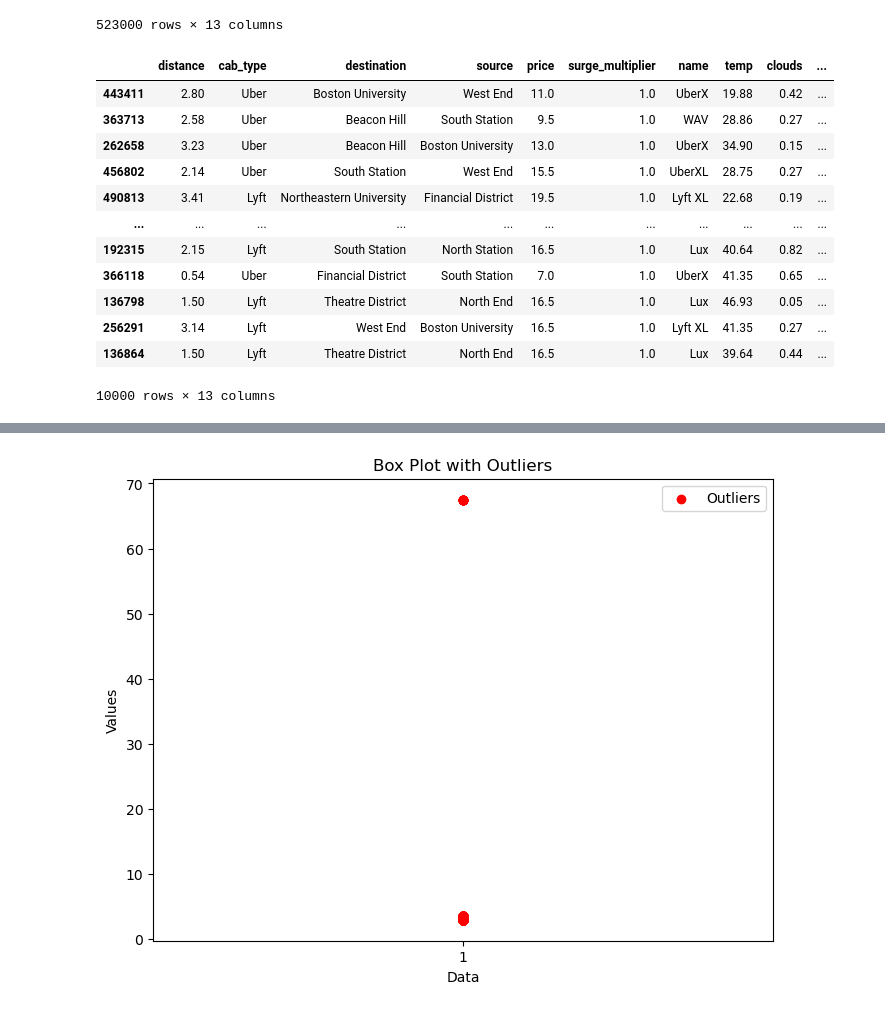
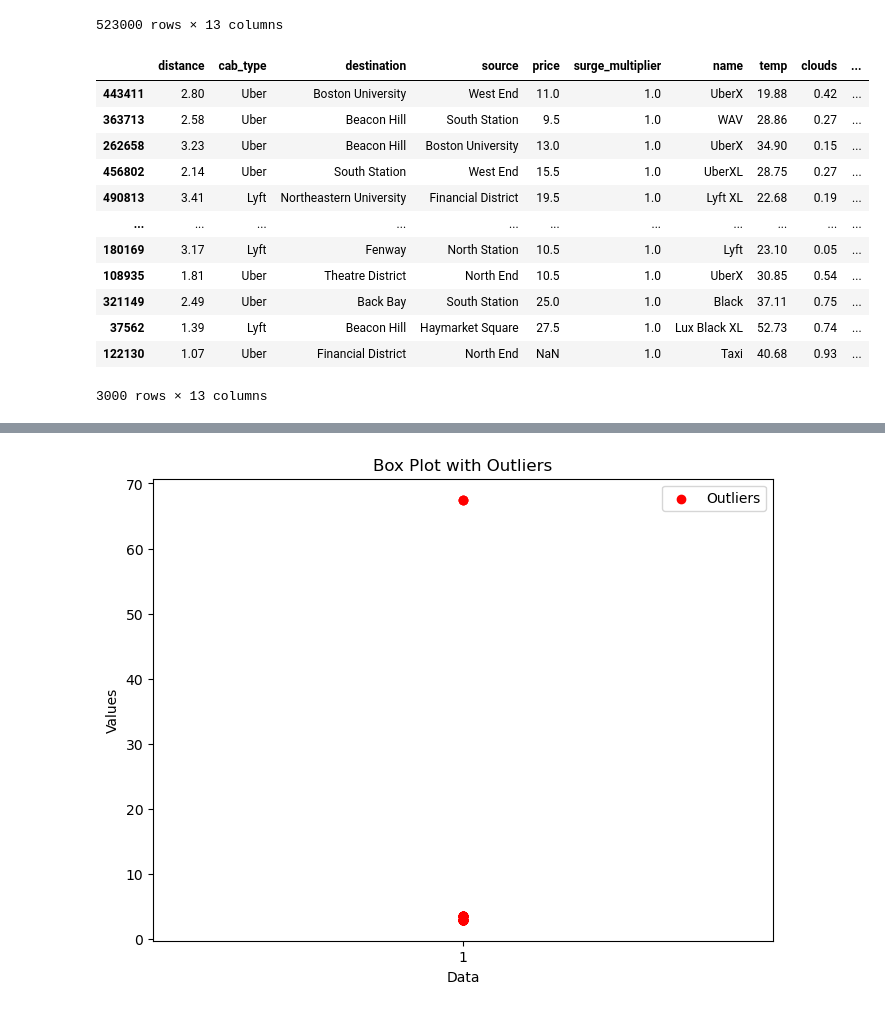
Before and after one commit to martin-ngugi/Group3_project, a Jupyter notebook: index.ipynb, the cells around one changed output, grey strips where cells are left out. Saved outputs shown, nothing was run; the diff lists cells and outputs as text; code cells hidden in the pictures.

```diff
--- a/index.ipynb
+++ b/index.ipynb
@@ -262,22 +262,22 @@ merged_df
 | 522999 | 2.61 | Uber | Beacon Hill | Northeastern University | 15.0 | 1.0 | UberXL | 44.85 | 0.88 | ... |
 523000 rows × 13 columns
 # %%
-dummy_df = merged_df.sample(n=10000, random_state=42)
+dummy_df = merged_df.sample(n=3000, random_state=42)
 dummy_df
 # %% [output]
 |  | distance | cab_type | destination | source | price | surge_multiplier | name | temp | clouds | ... |
 | 443411 | 2.80 | Uber | Boston University | West End | 11.0 | 1.0 | UberX | 19.88 | 0.42 | ... |
 | 363713 | 2.58 | Uber | Beacon Hill | South Station | 9.5 | 1.0 | WAV | 28.86 | 0.27 | ... |
 | 262658 | 3.23 | Uber | Beacon Hill | Boston University | 13.0 | 1.0 | UberX | 34.90 | 0.15 | ... |
 | 456802 | 2.14 | Uber | South Station | West End | 15.5 | 1.0 | UberXL | 28.75 | 0.27 | ... |
 | 490813 | 3.41 | Lyft | Northeastern University | Financial District | 19.5 | 1.0 | Lyft XL | 22.68 | 0.19 | ... |
 | ... | ... | ... | ... | ... | ... | ... | ... | ... | ... | ... |
-| 192315 | 2.15 | Lyft | South Station | North Station | 16.5 | 1.0 | Lux | 40.64 | 0.82 | ... |
-| 366118 | 0.54 | Uber | Financial District | South Station | 7.0 | 1.0 | UberX | 41.35 | 0.65 | ... |
-| 136798 | 1.50 | Lyft | Theatre District | North End | 16.5 | 1.0 | Lux | 46.93 | 0.05 | ... |
-| 256291 | 3.14 | Lyft | West End | Boston University | 16.5 | 1.0 | Lyft XL | 41.35 | 0.27 | ... |
-| 136864 | 1.50 | Lyft | Theatre District | North End | 16.5 | 1.0 | Lux | 39.64 | 0.44 | ... |
+| 180169 | 3.17 | Lyft | Fenway | North Station | 10.5 | 1.0 | Lyft | 23.10 | 0.05 | ... |
+| 108935 | 1.81 | Uber | Theatre District | North End | 10.5 | 1.0 | UberX | 30.85 | 0.54 | ... |
+| 321149 | 2.49 | Uber | Back Bay | South Station | 25.0 | 1.0 | Black | 37.11 | 0.75 | ... |
+| 37562 | 1.39 | Lyft | Beacon Hill | Haymarket Square | 27.5 | 1.0 | Lux Black XL | 52.73 | 0.74 | ... |
+| 122130 | 1.07 | Uber | Financial District | North End | NaN | 1.0 | Taxi | 40.68 | 0.93 | ... |
-10000 rows × 13 columns
+3000 rows × 13 columns
 # %%
 dummy_df.describe()
 # %% [output]
```
Also changed, not shown: parts of 12 cells of this notebook.
